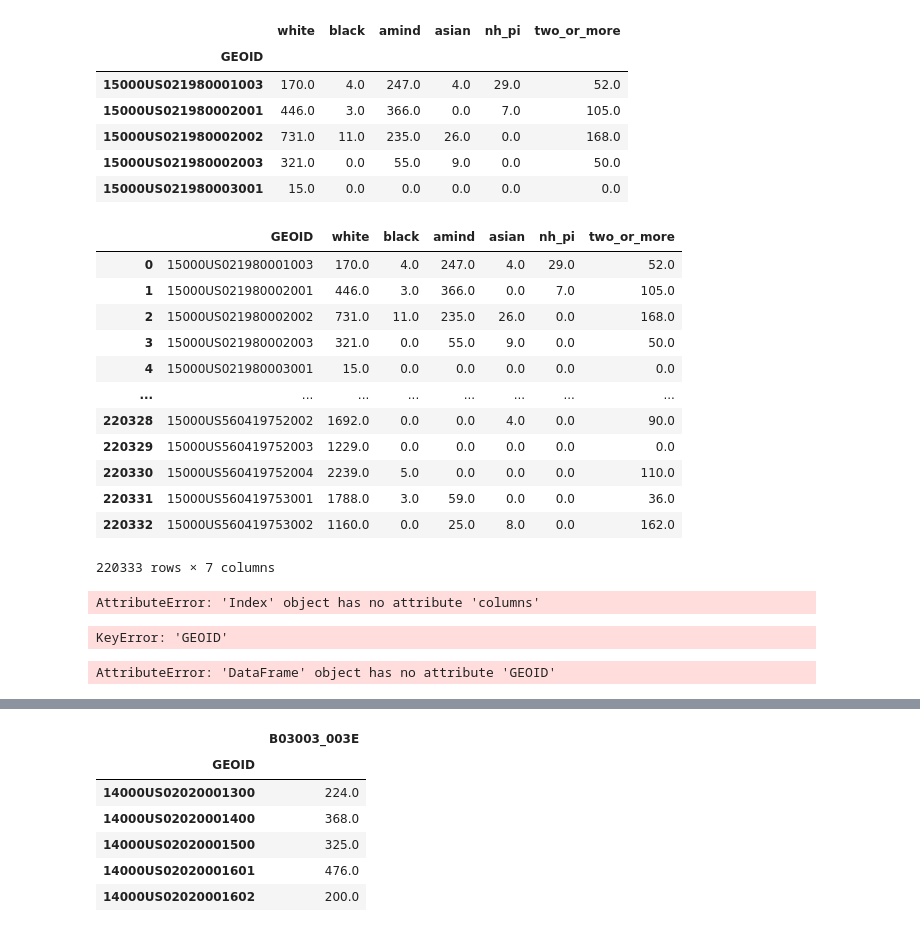
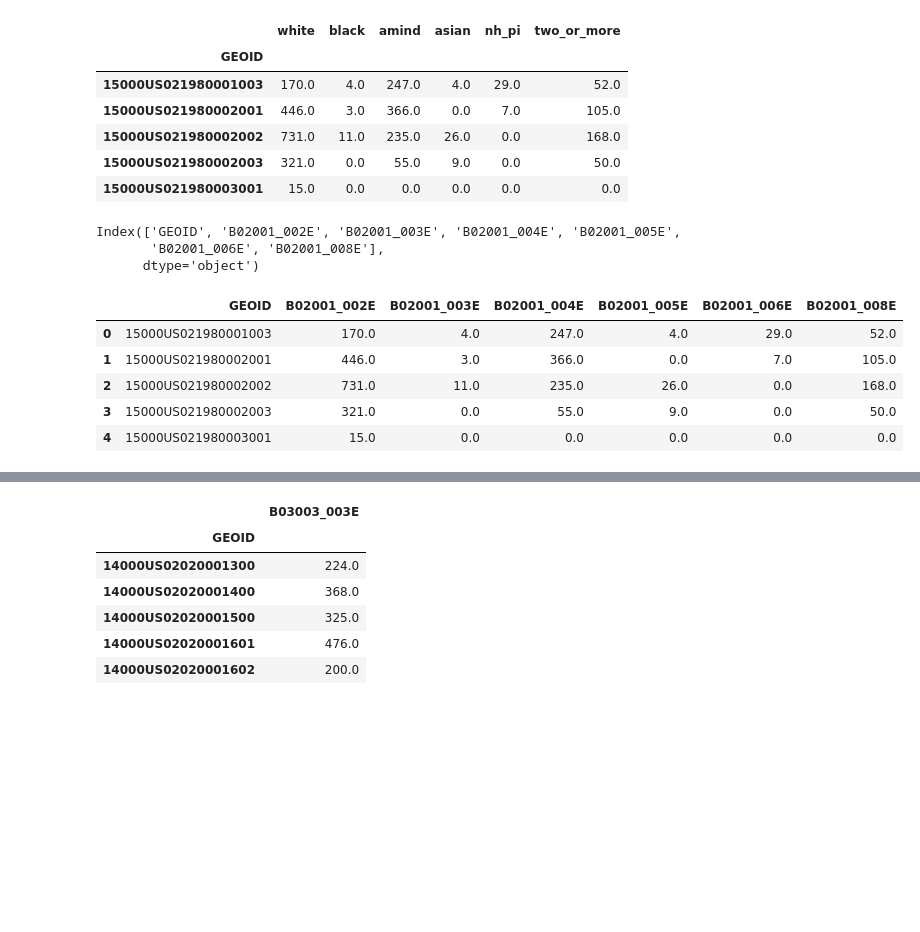
Before and after one commit to nnasr001/PBPL280S21Project1, a Jupyter notebook: Race_tracts-Copy1.ipynb, the cells around one changed output, grey strips where cells are left out. Saved outputs shown, nothing was run; the diff lists cells and outputs as text; code cells hidden in the pictures; blank space fills up the shorter version.

```diff
--- a/Race_tracts-Copy1.ipynb
+++ b/Race_tracts-Copy1.ipynb
@@ -77,18 +63,4 @@ race_tracts.head()
 | 15000US021980002003 | 321.0 | 0.0 | 55.0 | 9.0 | 0.0 | 50.0 |
 | 15000US021980003001 | 15.0 | 0.0 | 0.0 | 0.0 | 0.0 | 0.0 |
 # %%
-race_tracts.reset_index()
+race_tracts.reset_index(level=0,inplace=True)
-# %% [output]
-|  | GEOID | white | black | amind | asian | nh_pi | two_or_more |
-| 0 | 15000US021980001003 | 170.0 | 4.0 | 247.0 | 4.0 | 29.0 | 52.0 |
-| 1 | 15000US021980002001 | 446.0 | 3.0 | 366.0 | 0.0 | 7.0 | 105.0 |
-| 2 | 15000US021980002002 | 731.0 | 11.0 | 235.0 | 26.0 | 0.0 | 168.0 |
-| 3 | 15000US021980002003 | 321.0 | 0.0 | 55.0 | 9.0 | 0.0 | 50.0 |
-| 4 | 15000US021980003001 | 15.0 | 0.0 | 0.0 | 0.0 | 0.0 | 0.0 |
-| ... | ... | ... | ... | ... | ... | ... | ... |
-| 220328 | 15000US560419752002 | 1692.0 | 0.0 | 0.0 | 4.0 | 0.0 | 90.0 |
-| 220329 | 15000US560419752003 | 1229.0 | 0.0 | 0.0 | 0.0 | 0.0 | 0.0 |
-| 220330 | 15000US560419752004 | 2239.0 | 5.0 | 0.0 | 0.0 | 0.0 | 110.0 |
-| 220331 | 15000US560419753001 | 1788.0 | 3.0 | 59.0 | 0.0 | 0.0 | 36.0 |
-| 220332 | 15000US560419753002 | 1160.0 | 0.0 | 25.0 | 8.0 | 0.0 | 162.0 |
-220333 rows × 7 columns
@@ -95,15 +69,22 @@ race_tracts.reset_index()
 # %%
 race_tracts.columns
 # %% [output]
-AttributeError: 'Index' object has no attribute 'columns'
+Index(['GEOID', 'B02001_002E', 'B02001_003E', 'B02001_004E', 'B02001_005E',
+       'B02001_006E', 'B02001_008E'],
+      dtype='object')
+# %%
+race_tracts.head()
+# %% [output]
+|  | GEOID | B02001_002E | B02001_003E | B02001_004E | B02001_005E | B02001_006E | B02001_008E |
+| 0 | 15000US021980001003 | 170.0 | 4.0 | 247.0 | 4.0 | 29.0 | 52.0 |
+| 1 | 15000US021980002001 | 446.0 | 3.0 | 366.0 | 0.0 | 7.0 | 105.0 |
+| 2 | 15000US021980002002 | 731.0 | 11.0 | 235.0 | 26.0 | 0.0 | 168.0 |
+| 3 | 15000US021980002003 | 321.0 | 0.0 | 55.0 | 9.0 | 0.0 | 50.0 |
+| 4 | 15000US021980003001 | 15.0 | 0.0 | 0.0 | 0.0 | 0.0 | 0.0 |
 # %%
-race_tracts["GEOID"]=race_tracts["GEOID"].astype(float)
+#race_tracts["GEOID"]=race_tracts["GEOID"].astype(float)
-# %% [output]
-KeyError: 'GEOID'
 # %%
-raceca_tracts = race_tracts[race_tracts.GEOID.str.startswith('15000US06')]
+race_tracts = race_tracts[race_tracts.GEOID.str.startswith('15000US06')]
-# %% [output]
-AttributeError: 'DataFrame' object has no attribute 'GEOID'
 # %%
 race_tracts.columns
 # %% [output]
```
Also changed, not shown: parts of 24 cells of this notebook.
